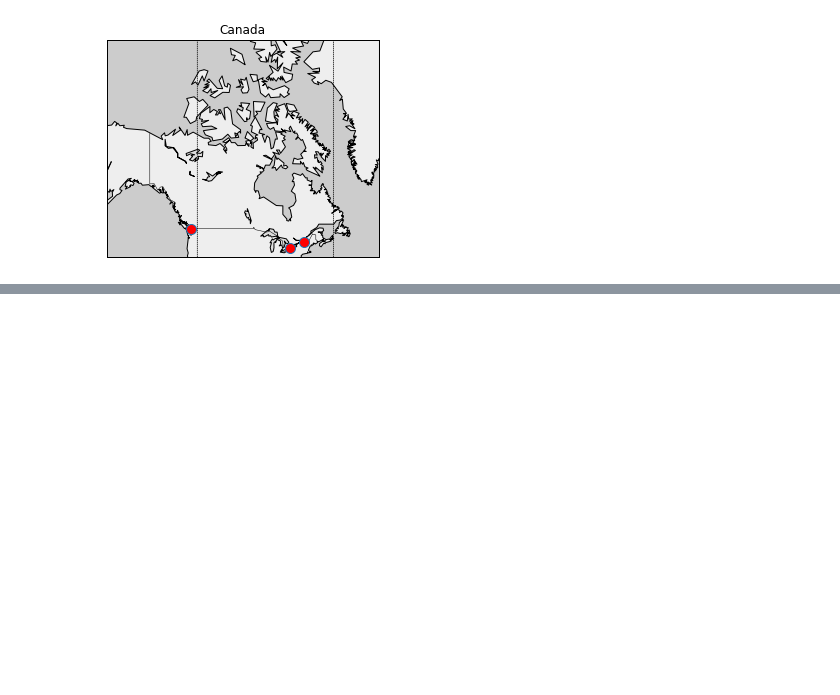
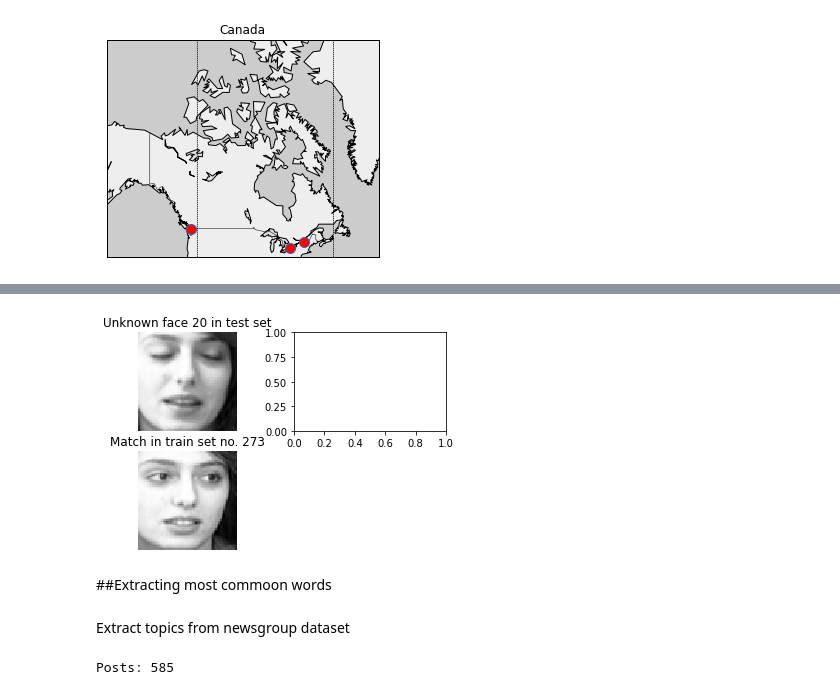
Before and after one commit to dbach787/Python, a Jupyter notebook: Data_Science_with_Python.ipynb, the cells around one changed output, grey strips where cells are left out. Drawn from its saved outputs; the diff is of its cells as text; code cells hidden in the pictures; blank space fills up the shorter version.

```diff
--- a/Data_Science_with_Python.ipynb
+++ b/Data_Science_with_Python.ipynb
@@ -186,0 +322,31 @@ plt.show()
+# %%
+import matplotlib.pyplot as plt
+plt.subplot(2, 2, 1)
+plt.axis('off')
+plt.title('Unknown face '+str(photo)+' in test set')
+plt.imshow(test_faces[photo].reshape(64, 64),
+cmap=plt.cm.gray,
+interpolation='nearest')
+for k,m in enumerate(most_resembling[:3]):
+  plt.subplot(2, 2, 2+k)
+plt.title('Match in train set no. '+str(m))
+plt.axis('off')
+plt.imshow(train_faces[m].reshape(64, 64),
+cmap=plt.cm.gray,
+interpolation='nearest')
+plt.show()
+# %% [output]
+[figure, added]
+# %% [markdown]
+##Extracting most commoon words
+# %% [markdown]
+Extract topics from newsgroup dataset
+# %%
+from sklearn.datasets import fetch_20newsgroups
+dataset = fetch_20newsgroups(shuffle=True,
+categories = ['misc.forsale'],
+remove=('headers', 'footers', 'quotes'),
+random_state=101)
+print('Posts: %i' % len(dataset.data))
+# %% [output]
+Posts: 585
```
Also changed, not shown: parts of 23 cells of this notebook.
